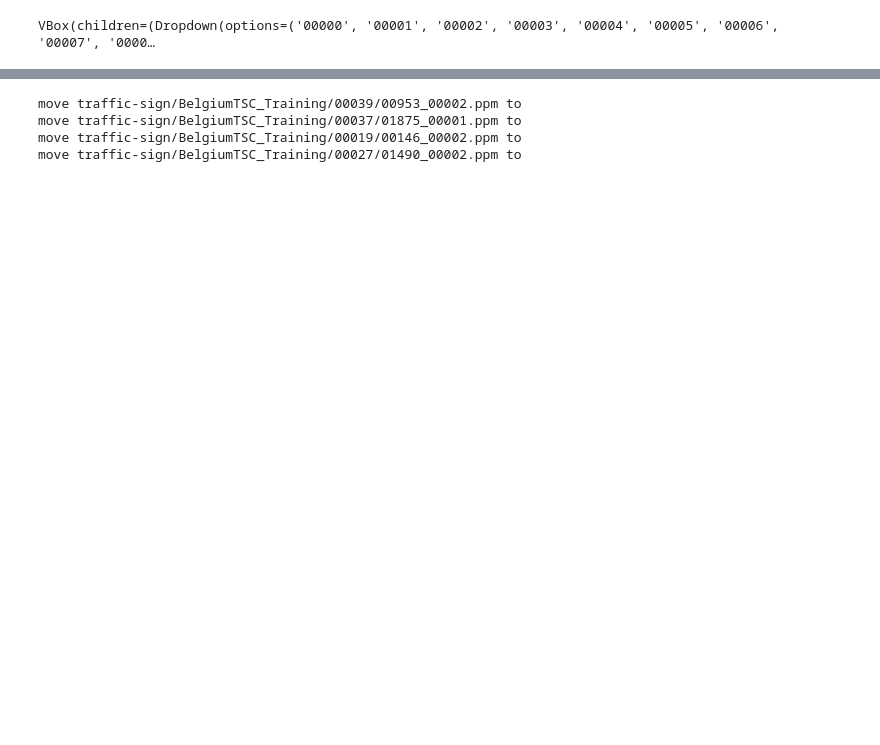
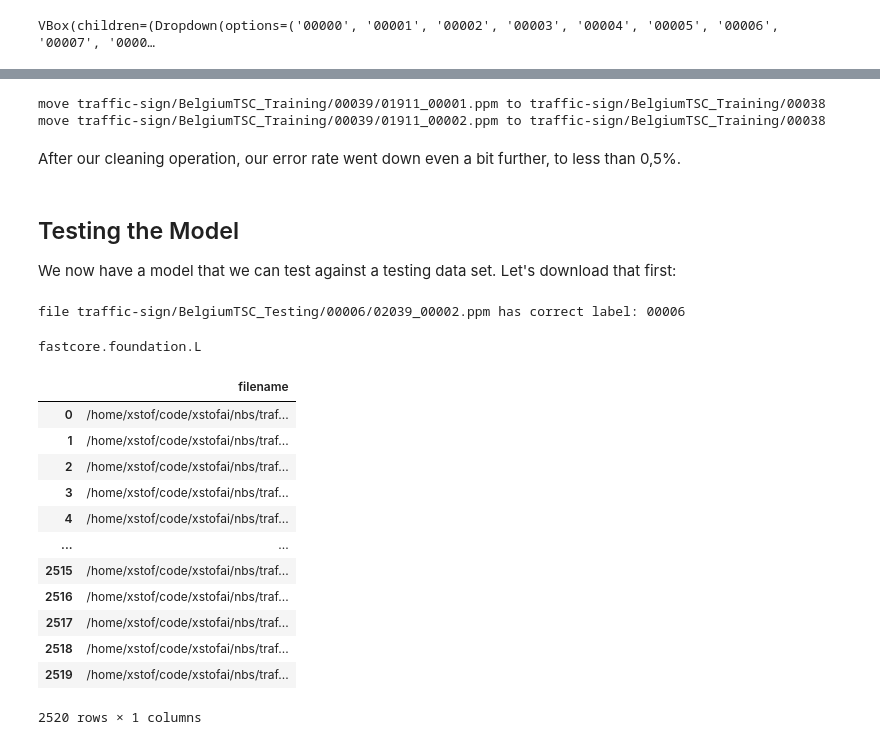
Before and after one commit to xstof/xstofai, a Jupyter notebook: nbs/traffic-sign-recognition.ipynb, the cells around one changed output, grey strips where cells are left out. Cells and saved outputs as stored; diff of their text form; code cells hidden in the pictures; blank space fills up the shorter version.

```diff
--- a/nbs/traffic-sign-recognition.ipynb
+++ b/nbs/traffic-sign-recognition.ipynb
@@ -212,9 +212,39 @@ index: 7 in cat: 00038
 for idx in cleaner.delete(): cleaner.fns[idx].unlink()
 # %%
 #for idx,cat in cleaner.change(): shutil.move(str(cleaner.fns[idx]), path/cat)
-for idx,cat in cleaner.change(): print(f'move {dls.train.items[idx]} to ')
+for idx,cat in cleaner.change(): print(f'move {cleaner.fns[idx]} to {Path(cleaner.fns[idx]).parent.parent / cat}')
+for idx,cat in cleaner.change(): shutil.move(str(cleaner.fns[idx]), Path(cleaner.fns[idx]).parent.parent / cat)
 # %% [output]
-move traffic-sign/BelgiumTSC_Training/00039/00953_00002.ppm to
-move traffic-sign/BelgiumTSC_Training/00037/01875_00001.ppm to
-move traffic-sign/BelgiumTSC_Training/00019/00146_00002.ppm to
-move traffic-sign/BelgiumTSC_Training/00027/01490_00002.ppm to
+move traffic-sign/BelgiumTSC_Training/00039/01911_00001.ppm to traffic-sign/BelgiumTSC_Training/00038
+move traffic-sign/BelgiumTSC_Training/00039/01911_00002.ppm to traffic-sign/BelgiumTSC_Training/00038
+# %% [markdown]
+After our cleaning operation, our error rate went down even a bit further, to less than 0,5%.
+# %% [markdown]
+## Testing the Model
+
+We now have a model that we can test against a testing data set.  Let's download that first:
+# %%
+test_files = get_image_files(testing_path)
+test_files_string = test_files.map(lambda f: str(f.absolute()))
+print(f'file {test_files[0]} has correct label: {label_func(test_files[0])}')
+type(test_files_string)
+# %% [output]
+file traffic-sign/BelgiumTSC_Testing/00006/02039_00002.ppm has correct label: 00006
+fastcore.foundation.L
+# %%
+testdata = pd.DataFrame(np.array(test_files_string) , columns = ['filename'])
+testdata
+# %% [output]
+|  | filename |
+| 0 | /home/xstof/code/xstofai/nbs/traf... |
+| 1 | /home/xstof/code/xstofai/nbs/traf... |
+| 2 | /home/xstof/code/xstofai/nbs/traf... |
+| 3 | /home/xstof/code/xstofai/nbs/traf... |
+| 4 | /home/xstof/code/xstofai/nbs/traf... |
+| ... | ... |
+| 2515 | /home/xstof/code/xstofai/nbs/traf... |
+| 2516 | /home/xstof/code/xstofai/nbs/traf... |
+| 2517 | /home/xstof/code/xstofai/nbs/traf... |
+| 2518 | /home/xstof/code/xstofai/nbs/traf... |
+| 2519 | /home/xstof/code/xstofai/nbs/traf... |
+2520 rows × 1 columns
```
Also changed, not shown: parts of 30 cells of this notebook, 1 other file.
